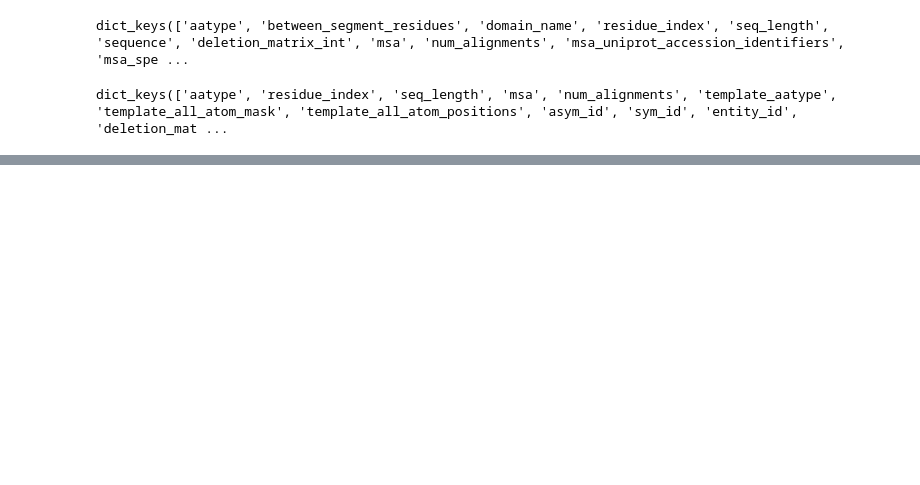
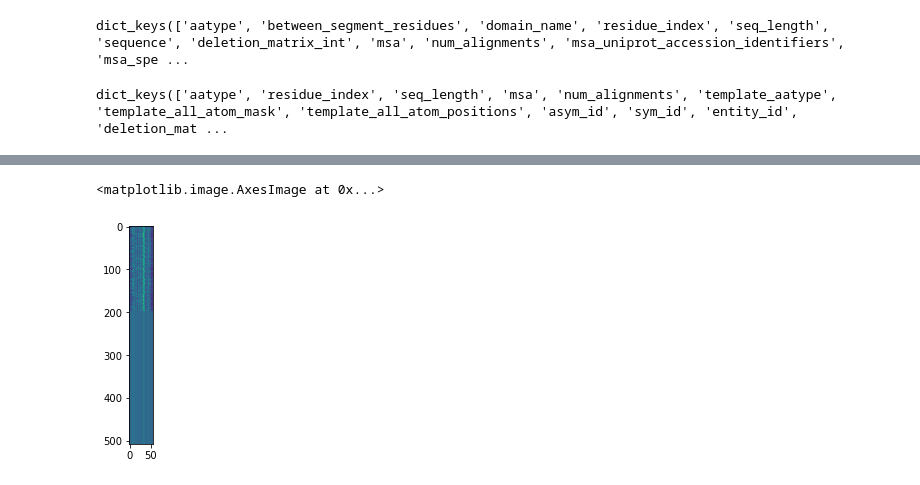
Before and after one commit to Zuricho/alphafold_wiki, a Jupyter notebook: lab/lab.ipynb, the cells around one changed output, grey strips where cells are left out. Saved outputs shown, nothing was run; the diff lists cells and outputs as text; code cells hidden in the pictures; blank space fills up the shorter version.

```diff
--- a/lab/lab.ipynb
+++ b/lab/lab.ipynb
@@ -46,0 +38,5 @@ feature_multimer["aatype"].max()
+# %%
+plt.imshow(result_monomer["masked_msa"]["logits"][:,:,2])
+# %% [output]
+<matplotlib.image.AxesImage at 0x...>
+[figure, added]
```
Also changed, not shown: parts of 7 cells of this notebook, 9 other files.
